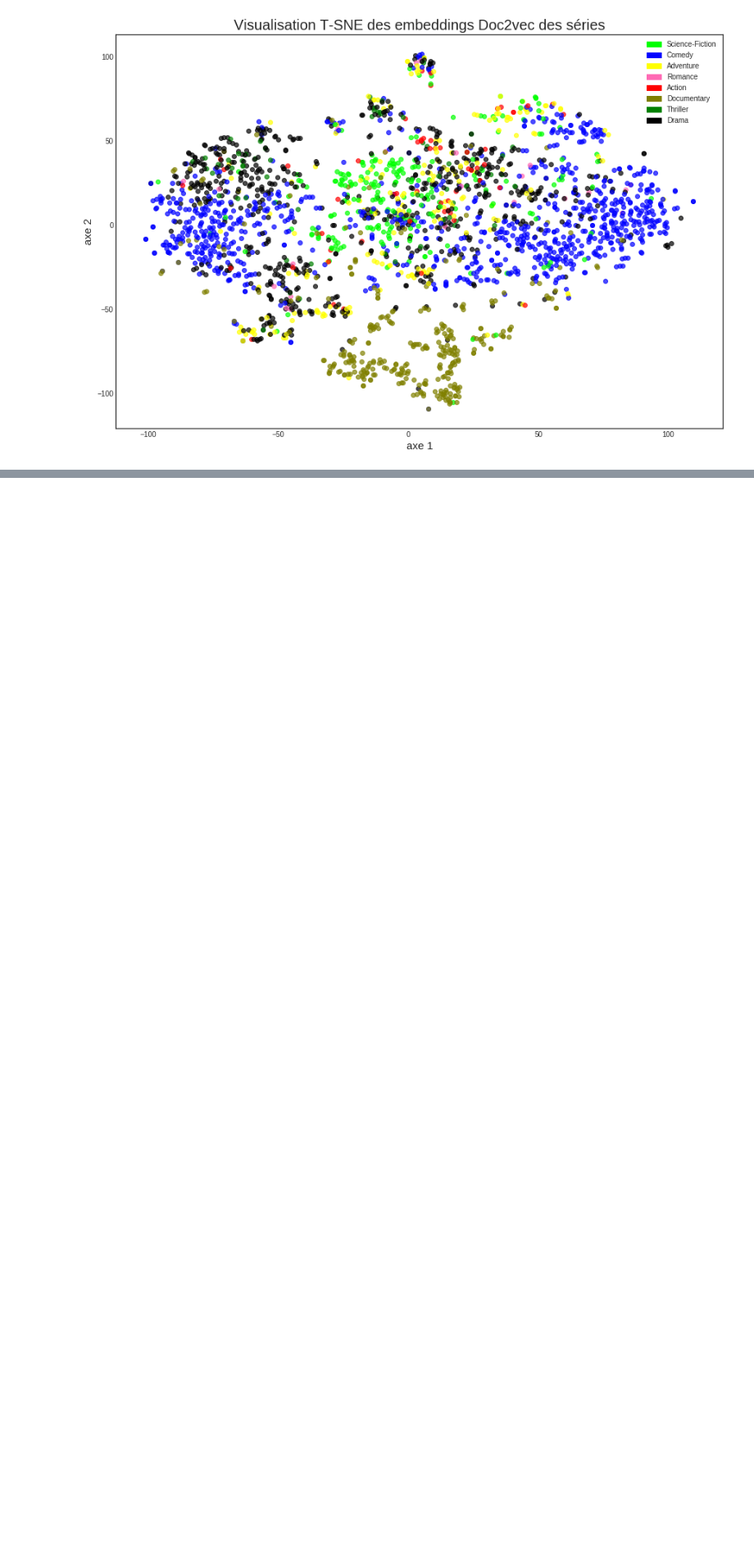
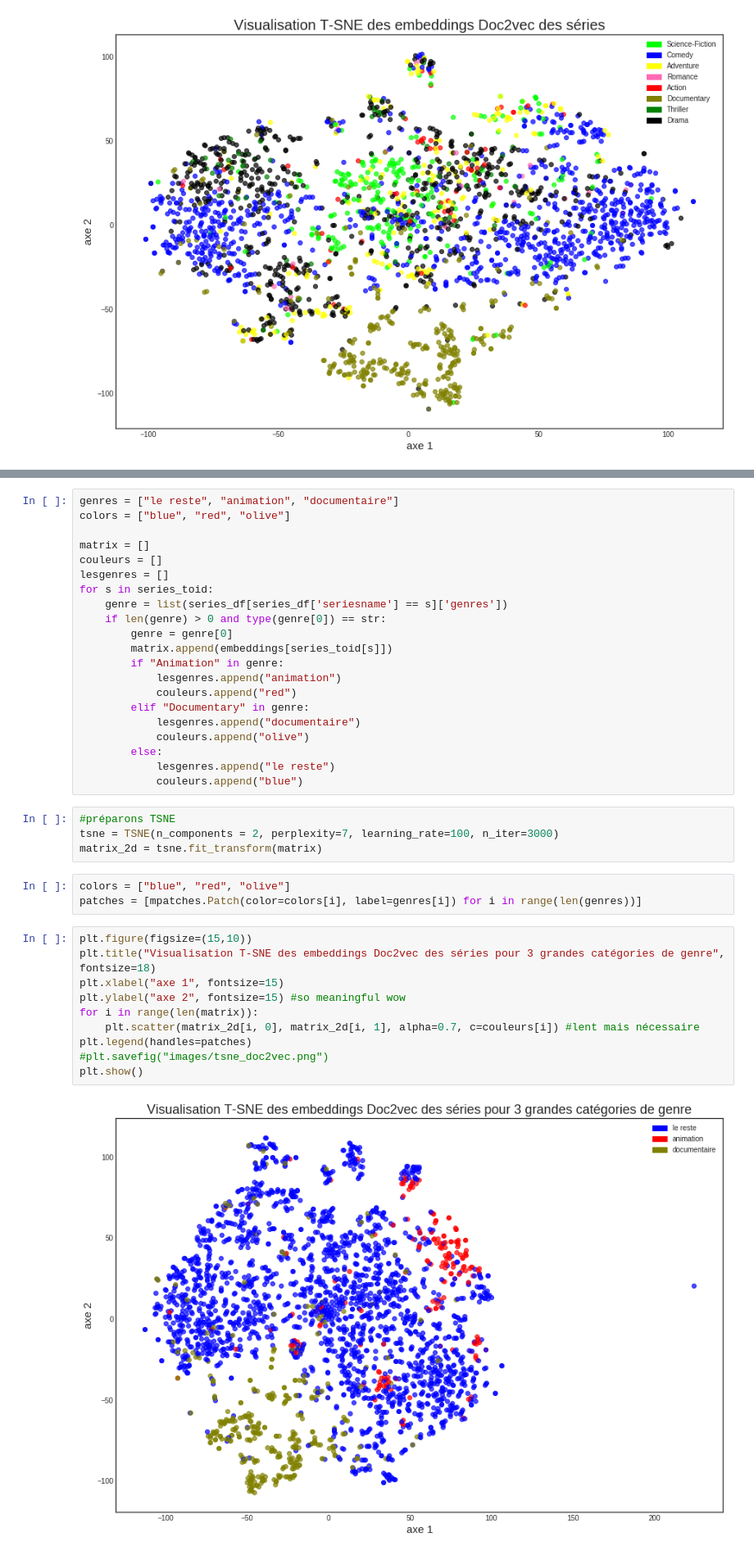
Before and after one commit to ismaelbonneau/movie_recommender, a Jupyter notebook: similarities.ipynb, the cells around one changed output, grey strips where cells are left out. Shown at 82% size. Saved outputs shown, nothing was run; the diff lists cells and outputs as text; blank space fills up the shorter version.

```diff
--- a/similarities.ipynb
+++ b/similarities.ipynb
@@ -565,3 +569,43 @@ On peut néanmoins remarquer un "paquet" Documentaires... Les genres particulier
+# %%
+genres = ["le reste", "animation", "documentaire"]
+colors = ["blue", "red", "olive"]
+
+matrix = []
+couleurs = []
+lesgenres = []
+for s in series_toid:
+    genre = list(series_df[series_df['seriesname'] == s]['genres'])
+    if len(genre) > 0 and type(genre[0]) == str:
+        genre = genre[0]
+        matrix.append(embeddings[series_toid[s]])
+        if "Animation" in genre:
+            lesgenres.append("animation")
+            couleurs.append("red")
+        elif "Documentary" in genre:
+            lesgenres.append("documentaire")
+            couleurs.append("olive")
+        else:
+            lesgenres.append("le reste")
+            couleurs.append("blue")
+# %%
+#préparons TSNE
+tsne = TSNE(n_components = 2, perplexity=7, learning_rate=100, n_iter=3000)
+matrix_2d = tsne.fit_transform(matrix)
+# %%
+colors = ["blue", "red", "olive"]
+patches = [mpatches.Patch(color=colors[i], label=genres[i]) for i in range(len(genres))]
+# %%
+plt.figure(figsize=(15,10))
+plt.title("Visualisation T-SNE des embeddings Doc2vec des séries pour 3 grandes catégories de genre", fontsize=18)
+plt.xlabel("axe 1", fontsize=15)
+plt.ylabel("axe 2", fontsize=15) #so meaningful wow
+for i in range(len(matrix)):
+    plt.scatter(matrix_2d[i, 0], matrix_2d[i, 1], alpha=0.7, c=couleurs[i]) #lent mais nécessaire
+plt.legend(handles=patches)
+#plt.savefig("images/tsne_doc2vec.png")
+plt.show()
+# %% [output]
+[figure, added]
 # %% [markdown]
 ### Comment évaluer ces mesures de similarité?
 
```
Also changed, not shown: parts of 15 cells of this notebook, 3 other files.
